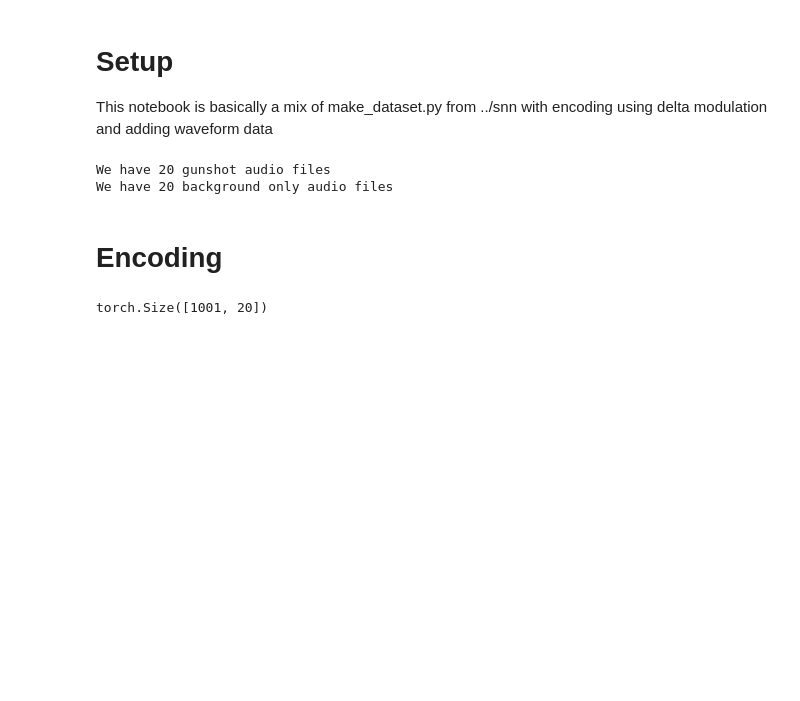
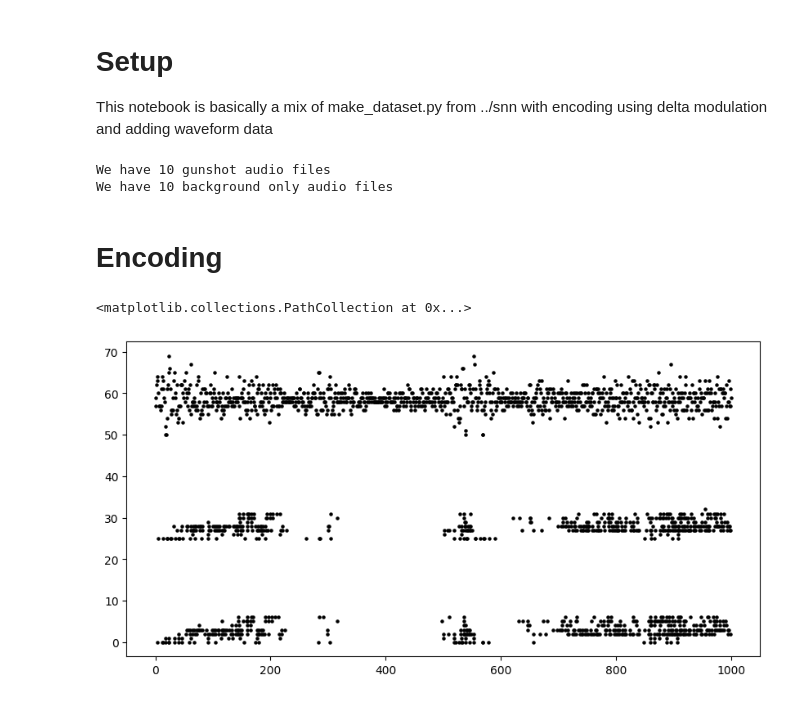
Before and after one commit to khood5/MLAudio, a Jupyter notebook: shotspotter/snn-torch/create-dataset.ipynb, the cells around one changed output. Cells and saved outputs as stored; diff of their text form; code cells hidden in the pictures; blank space fills up the shorter version.

Commit message:
new encoding implementation
positive negative delta modulation on each frequency band, with waveform encoded into spikes

```diff
--- a/shotspotter/snn-torch/create-dataset.ipynb
+++ b/shotspotter/snn-torch/create-dataset.ipynb
@@ -30,7 +30,7 @@ import matplotlib.pyplot as plt
 # %%
 # define variables for encoding
 MODE = 'spec' # spec, dwt
-DATASET_CAP = 40
+DATASET_CAP = 20
 
 SPEC_FREQ_BIN_COUNT = 25 # for spec mode
 
@@ -49,8 +49,8 @@ p2 = [(i, 0) for i in nogunshot_file_paths]
 pairs = p1+p2 # path to sound - label tuples
 random.shuffle(pairs)
 # %% [output]
-We have 20 gunshot audio files
-We have 20 background only audio files
+We have 10 gunshot audio files
+We have 10 background only audio files
 # %% [markdown]
 # Encoding
 # %%
@@ -72,6 +72,7 @@ def posneg_delta(raw_spec_data):
 def to_spikes(paths_list, labels):
     if MODE == 'spec':
         all_spikes = []
+        all_waveforms = []
         targets = np.array(labels)
 
         for p in paths_list:
@@ -124,13 +125,16 @@ def to_spikes(paths_list, labels):
                 waveform_spikes[-1][int(w//bin_size)] = 1
 
             waveform_spikes = torch.tensor(waveform_spikes)
-            splt.raster()
 
-            ## CONITNUE HERE
-            break
+            # debug
+            # fig = plt.figure(facecolor="w", figsize=(10, 5))
+            # ax = fig.add_subplot(111)
+            # splt.raster(waveform_spikes, ax, s=5, c="black")
+
             all_spikes.append(spec)
+            all_waveforms.append(waveform_spikes)
 
-        # same as dwt
+        # global max/min normalization
         global_min = 0
         global_max = 0
         for s in all_spikes:
@@ -140,7 +144,25 @@ def to_spikes(paths_list, labels):
         # now normalize everything
         for i in range(len(all_spikes)):
             all_spikes[i] = (all_spikes[i]-global_min) / (global_max - global_min)
+
+        all_spikes = torch.stack(all_spikes)
+        all_waveforms = torch.stack(all_waveforms)
+
+        # delta modulate spectrogram
+        all_spikes = all_spikes.permute(2, 0, 1)
+        all_spikes_dm = posneg_delta(all_spikes)
+
+        # note: here, all_spikes_dm is (timestep, batch, neuron) and all_waveforms is (batch, timestep, neuron)
+        all_waveforms = all_waveforms.permute(1, 0, 2)
+
+        return torch.cat((all_spikes_dm, all_waveforms), dim=2), labels
 # %%
-to_spikes([i[0] for i in pairs], [i[1] for i in pairs])
+spikes, labels = to_spikes([i[0] for i in pairs], [i[1] for i in pairs])
-# %% [output]
-torch.Size([1001, 20])
+# %%
+# visualize output
+fig = plt.figure(facecolor="w", figsize=(10, 5))
+ax = fig.add_subplot(111)
+splt.raster(spikes[:, 8, :], ax, s=5, c="black")
+# %% [output]
+<matplotlib.collections.PathCollection at 0x...>
+[figure, added]
```
